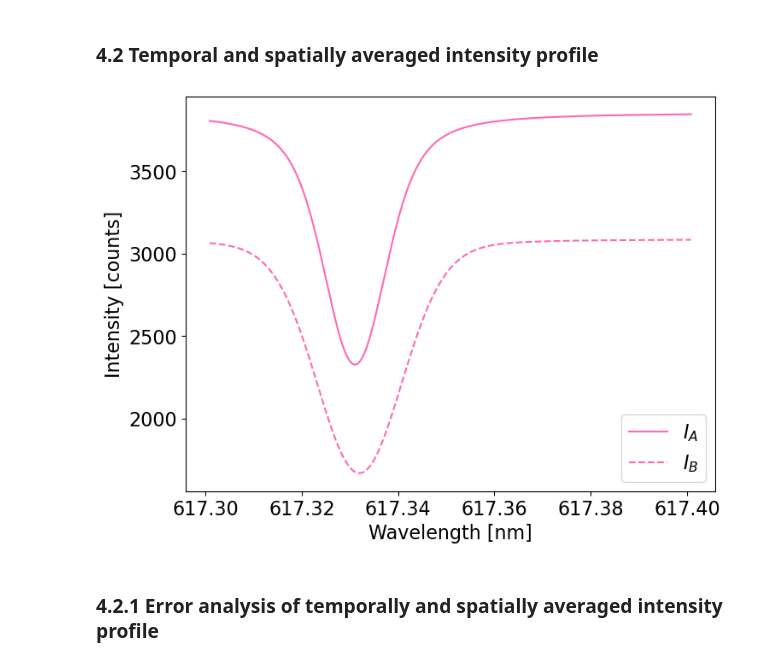
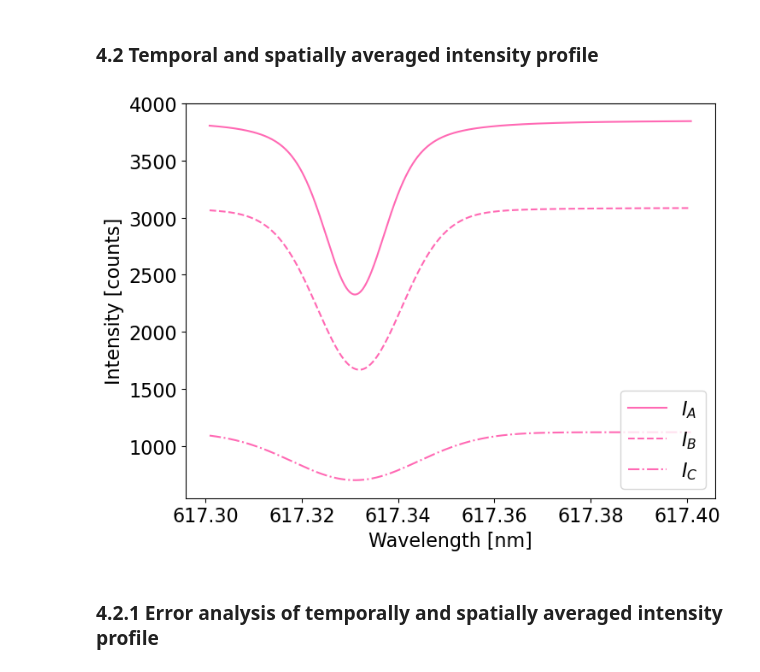
Before and after one commit to rebkabob/solar_and_stellar_physics, a Jupyter notebook: sst4_analysis.ipynb, the cells around one changed output. Saved outputs shown, nothing was run; the diff lists cells and outputs as text; code cells hidden in the pictures.

Commit message:
Gaussian and Voigt fitted to I_avg_C

```diff
--- a/sst4_analysis.ipynb
+++ b/sst4_analysis.ipynb
@@ -296,3 +297,24 @@ plt.show()
 Voigt fit time: 0.0287 s
 Gaussian fit time: 0.0021 s
 [figure]
+# %%
+C_intensity_avg = np.average(subfield_C, axis=(0, 2, 3))
+
+C_voigt_t0 = tt.time()
+x_voigt, C_voigt_avg = _fit_voigt(wavelength, C_intensity_avg, nump = 1000, thr = 5)
+C_voigt_tf = tt.time()
+print(f"Voigt fit time: {B_voigt_tf - B_voigt_t0:.4f} s")
+
+C_gaussian_t0 = tt.time()
+x_gaussian, C_gaussian_avg = _fit_gaussian(wavelength, C_intensity_avg, nump = 1000, thr = 5)
+C_gaussian_tf = tt.time()
+print(f"Gaussian fit time: {C_gaussian_tf - C_gaussian_t0:.4f} s")
+
+plt.plot(wavelength, C_intensity_avg, marker = "x", label="Data")
+plt.plot(x_voigt, C_voigt_avg, label="Voigt fit")
+plt.plot(x_gaussian, C_gaussian_avg, label="Gaussian fit")
+plt.title("Temporal and spatial average intensity profile of subfield C")
+plt.xlabel("Wavelength [nm]")
+plt.ylabel("Intensity [counts]")
+plt.legend()
+plt.show()
@@ -301,14 +327,15 @@ Gaussian fit time: 0.0021 s
 # %%
 fig, ax = plt.subplots(figsize = (8, 6))
 ax.plot(x_voigt, A_voigt_avg, label="$I_A$", color = "hotpink")
 ax.plot(x_voigt, B_voigt_avg, label="$I_B$", color = "hotpink",  ls = "--")
+ax.plot(x_gaussian, C_gaussian_avg, label="$I_C$", color = "hotpink",  ls = "-.")
 ax.set_xlabel("Wavelength [nm]")
 ax.set_ylabel("Intensity [counts]")
 ax.legend(loc = "lower right")
 # plt.savefig("figures/temp_spat_avg_voigt_intensity.png")
 plt.show()
 # %% [output]
-[figure, old version]
+[figure, new version]
 # %% [markdown]
 ### 4.2.1 Error analysis of temporally and spatially averaged intensity profile
 # %%
```
Also changed, not shown: parts of 3 cells of this notebook, 1 other file.
